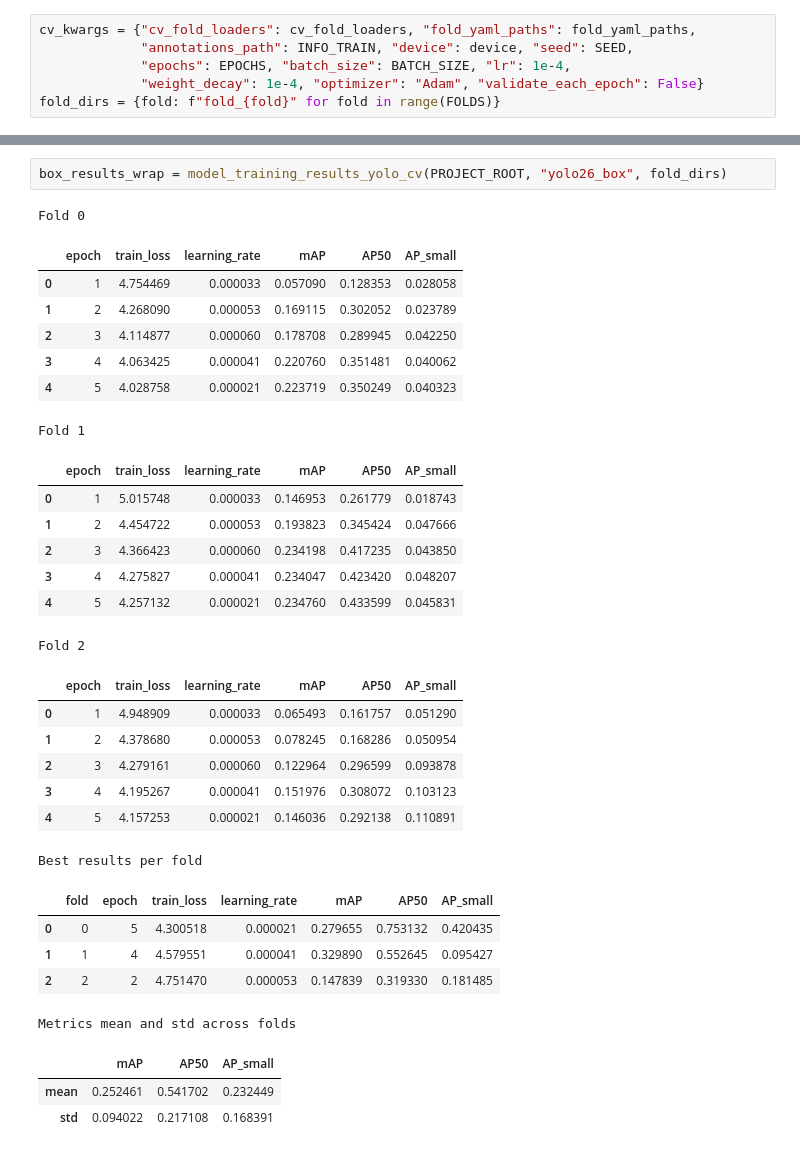
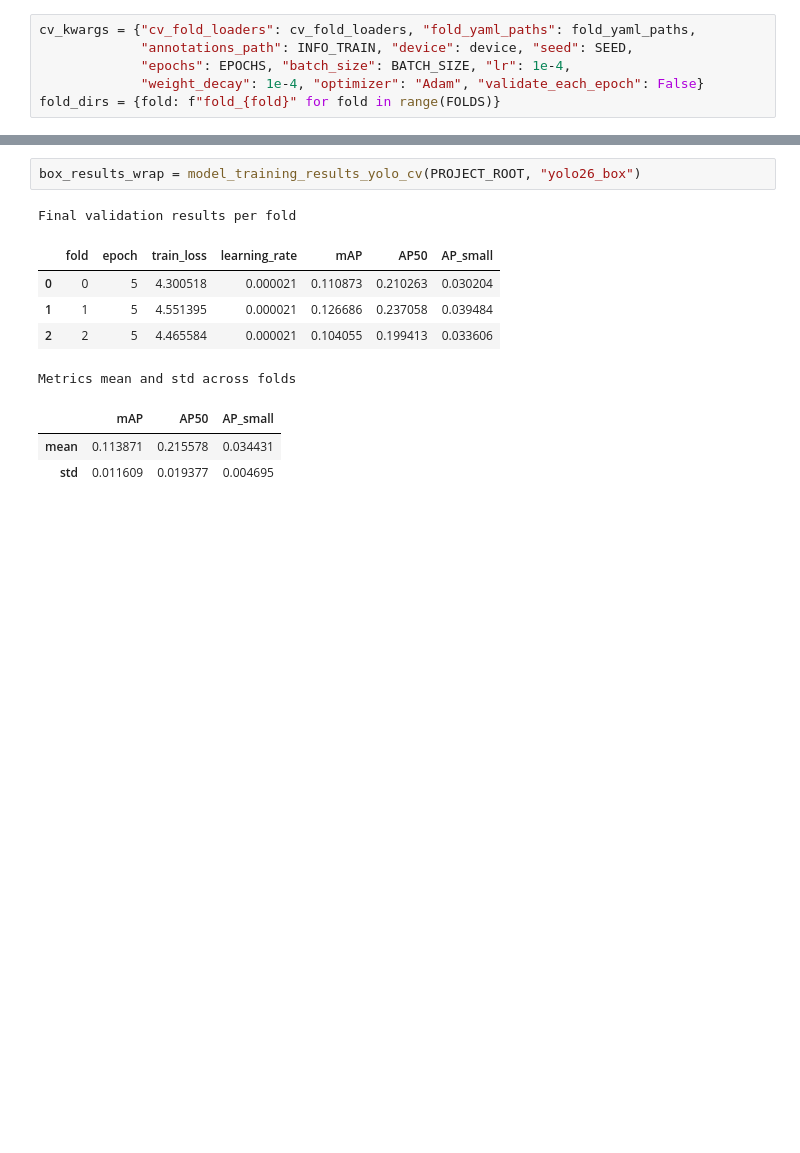
Before and after one commit to okqsna/ai-hw-2, a Jupyter notebook: notebooks/one-staged-anchor-free/04-one-stage-anchor-free-exp.ipynb, the cells around one changed output, grey strips where cells are left out. Drawn from its saved outputs; the diff is of its cells as text; blank space fills up the shorter version.

```diff
--- a/notebooks/one-staged-anchor-free/04-one-stage-anchor-free-exp.ipynb
+++ b/notebooks/one-staged-anchor-free/04-one-stage-anchor-free-exp.ipynb
@@ -277,33 +256,12 @@ Results saved to /kaggle/working/outputs/yolo26_box/fold_2-2
 # %%
-box_results_wrap = model_training_results_yolo_cv(PROJECT_ROOT, "yolo26_box", fold_dirs)
+box_results_wrap = model_training_results_yolo_cv(PROJECT_ROOT, "yolo26_box")
 # %% [output]
-Fold 0
+Final validation results per fold
-|  | epoch | train_loss | learning_rate | mAP | AP50 | AP_small |
-| 0 | 1 | 4.754469 | 0.000033 | 0.057090 | 0.128353 | 0.028058 |
-| 1 | 2 | 4.268090 | 0.000053 | 0.169115 | 0.302052 | 0.023789 |
-| 2 | 3 | 4.114877 | 0.000060 | 0.178708 | 0.289945 | 0.042250 |
-| 3 | 4 | 4.063425 | 0.000041 | 0.220760 | 0.351481 | 0.040062 |
-| 4 | 5 | 4.028758 | 0.000021 | 0.223719 | 0.350249 | 0.040323 |
+|  | fold | epoch | train_loss | learning_rate | mAP | AP50 | AP_small |
+| 0 | 0 | 5 | 4.300518 | 0.000021 | 0.110873 | 0.210263 | 0.030204 |
+| 1 | 1 | 5 | 4.551395 | 0.000021 | 0.126686 | 0.237058 | 0.039484 |
+| 2 | 2 | 5 | 4.465584 | 0.000021 | 0.104055 | 0.199413 | 0.033606 |
-Fold 1
+Metrics mean and std across folds
-|  | epoch | train_loss | learning_rate | mAP | AP50 | AP_small |
-| 0 | 1 | 5.015748 | 0.000033 | 0.146953 | 0.261779 | 0.018743 |
-| 1 | 2 | 4.454722 | 0.000053 | 0.193823 | 0.345424 | 0.047666 |
-| 2 | 3 | 4.366423 | 0.000060 | 0.234198 | 0.417235 | 0.043850 |
-| 3 | 4 | 4.275827 | 0.000041 | 0.234047 | 0.423420 | 0.048207 |
-| 4 | 5 | 4.257132 | 0.000021 | 0.234760 | 0.433599 | 0.045831 |
+|  | mAP | AP50 | AP_small |
+| mean | 0.113871 | 0.215578 | 0.034431 |
+| std | 0.011609 | 0.019377 | 0.004695 |
-Fold 2
-|  | epoch | train_loss | learning_rate | mAP | AP50 | AP_small |
-| 0 | 1 | 4.948909 | 0.000033 | 0.065493 | 0.161757 | 0.051290 |
-| 1 | 2 | 4.378680 | 0.000053 | 0.078245 | 0.168286 | 0.050954 |
-| 2 | 3 | 4.279161 | 0.000060 | 0.122964 | 0.296599 | 0.093878 |
-| 3 | 4 | 4.195267 | 0.000041 | 0.151976 | 0.308072 | 0.103123 |
-| 4 | 5 | 4.157253 | 0.000021 | 0.146036 | 0.292138 | 0.110891 |
-Best results per fold
-|  | fold | epoch | train_loss | learning_rate | mAP | AP50 | AP_small |
-| 0 | 0 | 5 | 4.300518 | 0.000021 | 0.279655 | 0.753132 | 0.420435 |
-| 1 | 1 | 4 | 4.579551 | 0.000041 | 0.329890 | 0.552645 | 0.095427 |
-| 2 | 2 | 2 | 4.751470 | 0.000053 | 0.147839 | 0.319330 | 0.181485 |
-Metrics mean and std across folds
-|  | mAP | AP50 | AP_small |
-| mean | 0.252461 | 0.541702 | 0.232449 |
-| std | 0.094022 | 0.217108 | 0.168391 |
```
Also changed, not shown: parts of 9 cells of this notebook, 3 other files.
